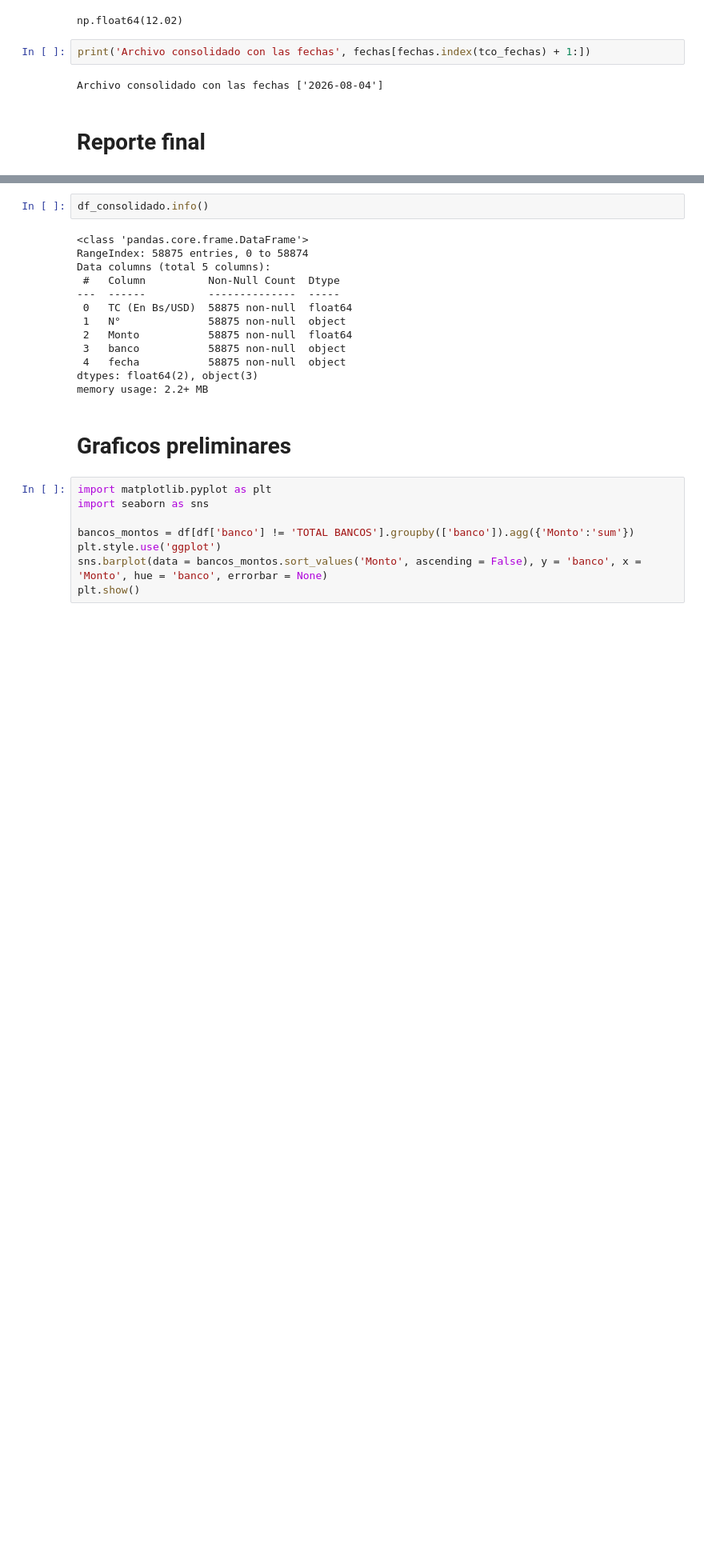
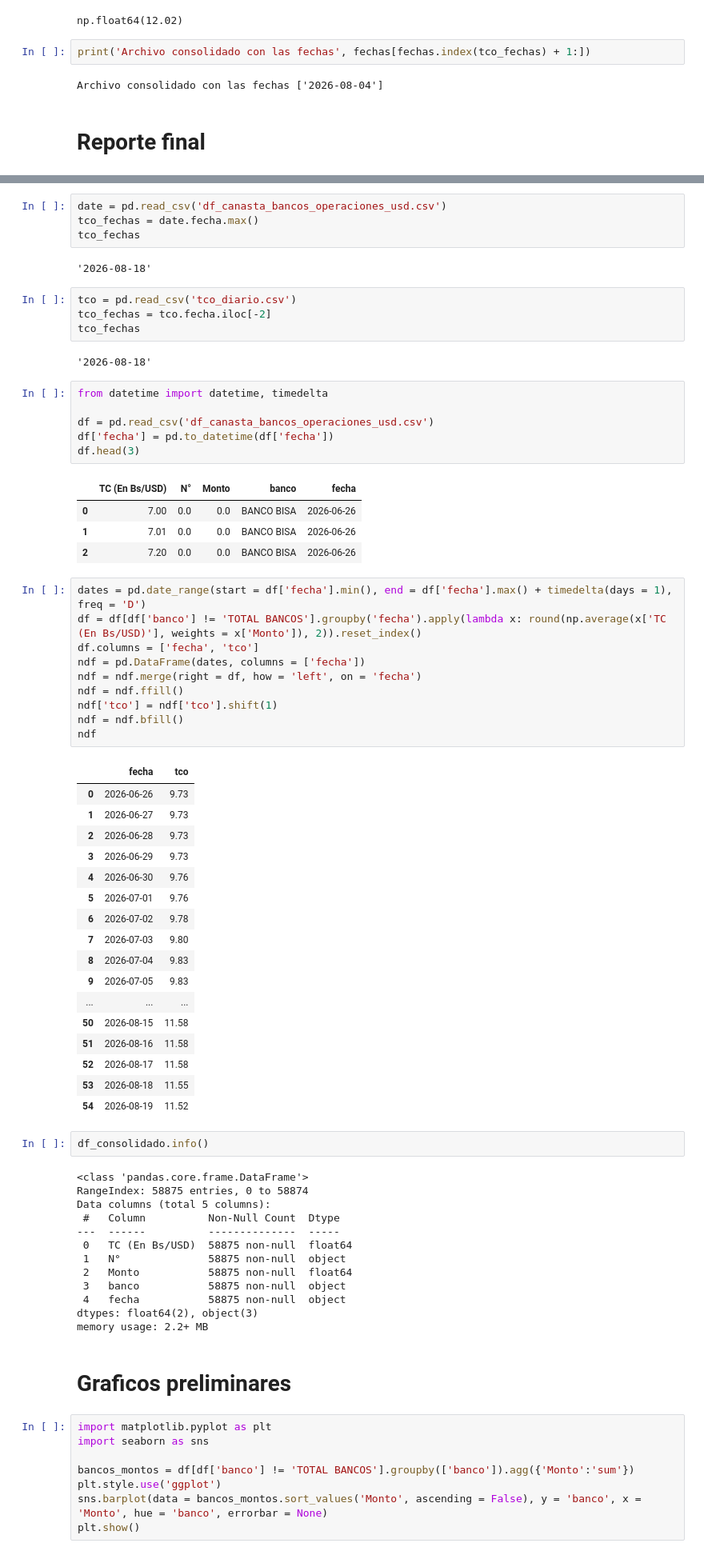
Before and after one commit to RhomDan/tipo_cambio_oficial_bcb, a Jupyter notebook: info_tco_bcb.ipynb, the cells around one changed output, grey strips where cells are left out. Shown at 80% size. Cells and saved outputs as stored; diff of their text form; blank space fills up the shorter version.

Commit message:
Corrigiendo las fechas en el tco

```diff
--- a/info_tco_bcb.ipynb
+++ b/info_tco_bcb.ipynb
@@ -144,3 +156,54 @@ Archivo consolidado con las fechas ['2026-08-04']
+# %%
+date = pd.read_csv('df_canasta_bancos_operaciones_usd.csv')
+tco_fechas = date.fecha.max()
+tco_fechas
+# %% [output]
+'2026-08-18'
+# %%
+tco = pd.read_csv('tco_diario.csv')
+tco_fechas = tco.fecha.iloc[-2]
+tco_fechas
+# %% [output]
+'2026-08-18'
+# %%
+from datetime import datetime, timedelta
+
+df = pd.read_csv('df_canasta_bancos_operaciones_usd.csv')
+df['fecha'] = pd.to_datetime(df['fecha'])
+df.head(3)
+# %% [output]
+|  | TC (En Bs/USD) | N° | Monto | banco | fecha |
+| 0 | 7.00 | 0.0 | 0.0 | BANCO BISA | 2026-06-26 |
+| 1 | 7.01 | 0.0 | 0.0 | BANCO BISA | 2026-06-26 |
+| 2 | 7.20 | 0.0 | 0.0 | BANCO BISA | 2026-06-26 |
+# %%
+dates = pd.date_range(start = df['fecha'].min(), end = df['fecha'].max() + timedelta(days = 1), freq = 'D')
+df = df[df['banco'] != 'TOTAL BANCOS'].groupby('fecha').apply(lambda x: round(np.average(x['TC (En Bs/USD)'], weights = x['Monto']), 2)).reset_index()
+df.columns = ['fecha', 'tco']
+ndf = pd.DataFrame(dates, columns = ['fecha'])
+ndf = ndf.merge(right = df, how = 'left', on = 'fecha')
+ndf = ndf.ffill()
+ndf['tco'] = ndf['tco'].shift(1)
+ndf = ndf.bfill()
+ndf
+# %% [output]
+|  | fecha | tco |
+| 0 | 2026-06-26 | 9.73 |
+| 1 | 2026-06-27 | 9.73 |
+| 2 | 2026-06-28 | 9.73 |
+| 3 | 2026-06-29 | 9.73 |
+| 4 | 2026-06-30 | 9.76 |
+| 5 | 2026-07-01 | 9.76 |
+| 6 | 2026-07-02 | 9.78 |
+| 7 | 2026-07-03 | 9.80 |
+| 8 | 2026-07-04 | 9.83 |
+| 9 | 2026-07-05 | 9.83 |
+| ... | ... | ... |
+| 50 | 2026-08-15 | 11.58 |
+| 51 | 2026-08-16 | 11.58 |
+| 52 | 2026-08-17 | 11.58 |
+| 53 | 2026-08-18 | 11.55 |
+| 54 | 2026-08-19 | 11.52 |
 # %%
 df_consolidado.info()
 # %% [output]
```
Also changed, not shown: parts of 3 cells of this notebook, 4 other files.
